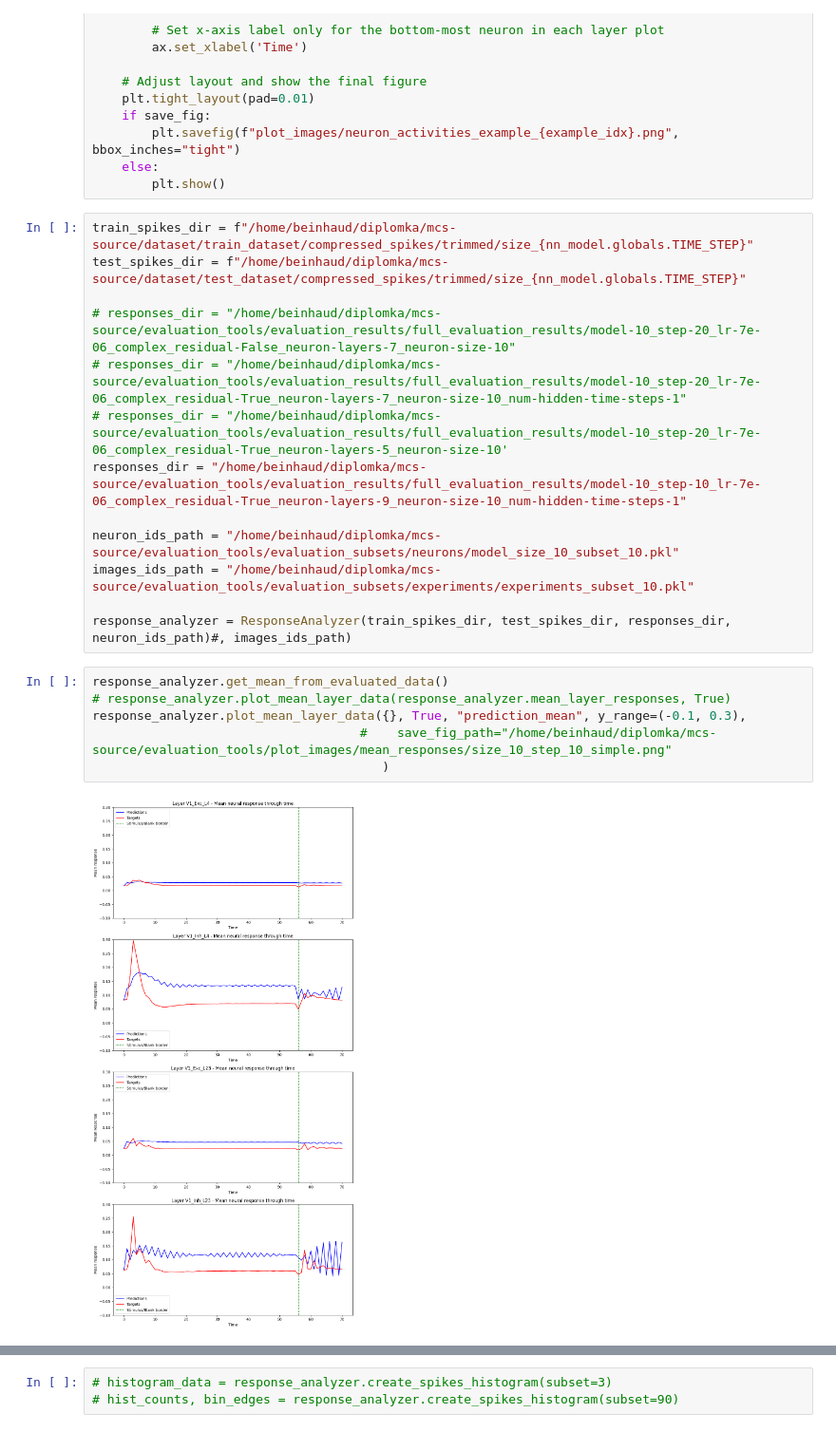
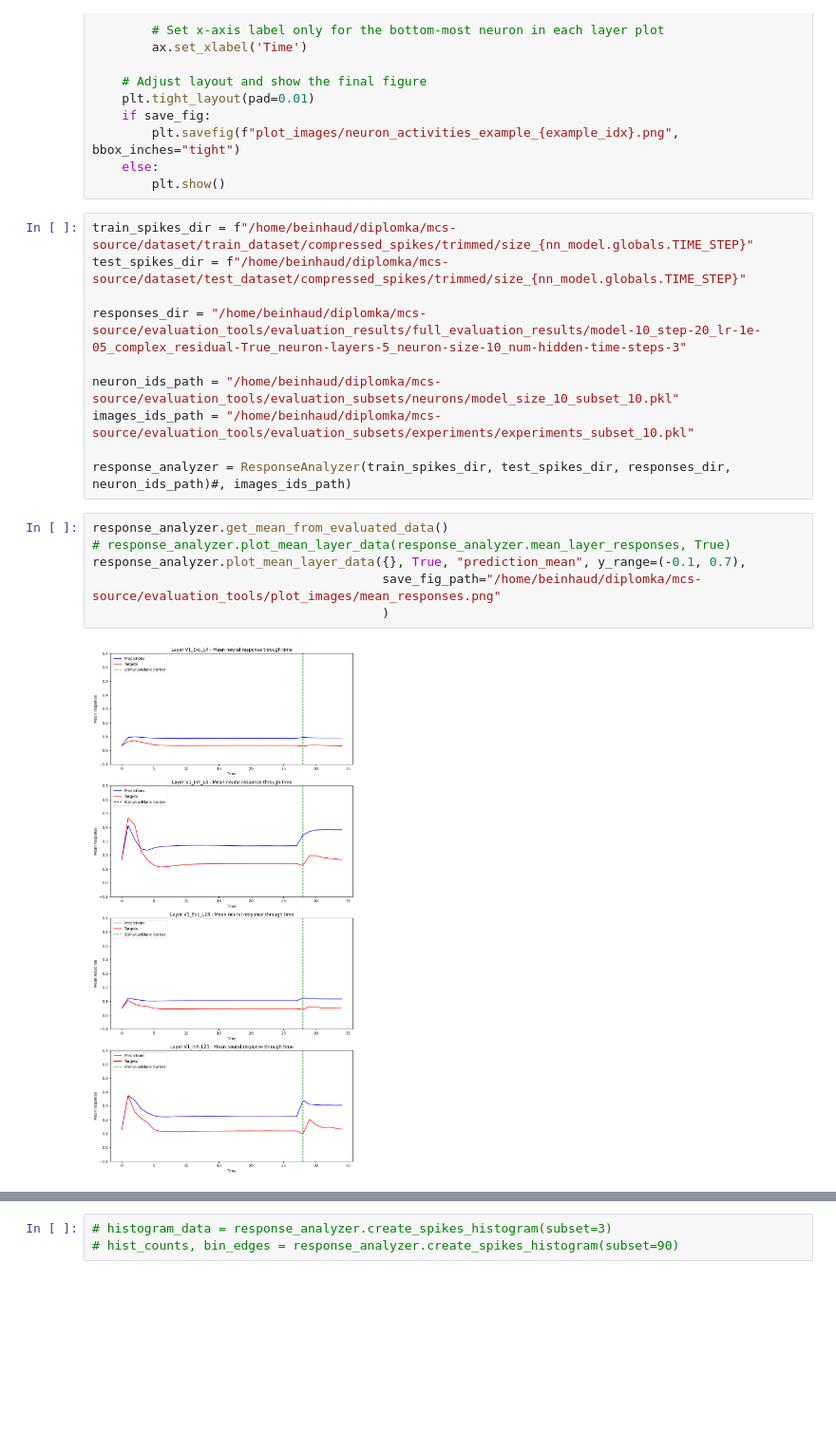
Before and after one commit to dbeinhauer/mcs-source, a Jupyter notebook: evaluation_tools/response_analyzis.ipynb, the cells around one changed output, grey strips where cells are left out. Shown at 95% size. Cells and saved outputs as stored; diff of their text form; blank space fills up the shorter version.

```diff
--- a/evaluation_tools/response_analyzis.ipynb
+++ b/evaluation_tools/response_analyzis.ipynb
@@ -50,10 +50,7 @@ def plot_neuron_activities(example_idx, predictions, targets, neuron_start=0, ne
 train_spikes_dir = f"/home/beinhaud/diplomka/mcs-source/dataset/train_dataset/compressed_spikes/trimmed/size_{nn_model.globals.TIME_STEP}"
 test_spikes_dir = f"/home/beinhaud/diplomka/mcs-source/dataset/test_dataset/compressed_spikes/trimmed/size_{nn_model.globals.TIME_STEP}"
 
-# responses_dir = "/home/beinhaud/diplomka/mcs-source/evaluation_tools/evaluation_results/full_evaluation_results/model-10_step-20_lr-7e-06_complex_residual-False_neuron-layers-7_neuron-size-10"
-# responses_dir = "/home/beinhaud/diplomka/mcs-source/evaluation_tools/evaluation_results/full_evaluation_results/model-10_step-20_lr-7e-06_complex_residual-True_neuron-layers-7_neuron-size-10_num-hidden-time-steps-1"
-# responses_dir = "/home/beinhaud/diplomka/mcs-source/evaluation_tools/evaluation_results/full_evaluation_results/model-10_step-20_lr-7e-06_complex_residual-True_neuron-layers-5_neuron-size-10'
-responses_dir = "/home/beinhaud/diplomka/mcs-source/evaluation_tools/evaluation_results/full_evaluation_results/model-10_step-10_lr-7e-06_complex_residual-True_neuron-layers-9_neuron-size-10_num-hidden-time-steps-1"
+responses_dir = "/home/beinhaud/diplomka/mcs-source/evaluation_tools/evaluation_results/full_evaluation_results/model-10_step-20_lr-1e-05_complex_residual-True_neuron-layers-5_neuron-size-10_num-hidden-time-steps-3"
 
 neuron_ids_path = "/home/beinhaud/diplomka/mcs-source/evaluation_tools/evaluation_subsets/neurons/model_size_10_subset_10.pkl"
 images_ids_path = "/home/beinhaud/diplomka/mcs-source/evaluation_tools/evaluation_subsets/experiments/experiments_subset_10.pkl"
@@ -62,9 +59,9 @@ response_analyzer = ResponseAnalyzer(train_spikes_dir, test_spikes_dir, response
 # %%
 response_analyzer.get_mean_from_evaluated_data()
 # response_analyzer.plot_mean_layer_data(response_analyzer.mean_layer_responses, True)
-response_analyzer.plot_mean_layer_data({}, True, "prediction_mean", y_range=(-0.1, 0.3),
-                                    #    save_fig_path="/home/beinhaud/diplomka/mcs-source/evaluation_tools/plot_images/mean_responses/size_10_step_10_simple.png"
+response_analyzer.plot_mean_layer_data({}, True, "prediction_mean", y_range=(-0.1, 0.7),
+                                       save_fig_path="/home/beinhaud/diplomka/mcs-source/evaluation_tools/plot_images/mean_responses.png"
                                        )
 # %% [output]
-[figure, old version]
+[figure, new version]
 # %%
```
Also changed, not shown: parts of 6 cells of this notebook, 1 other file.
